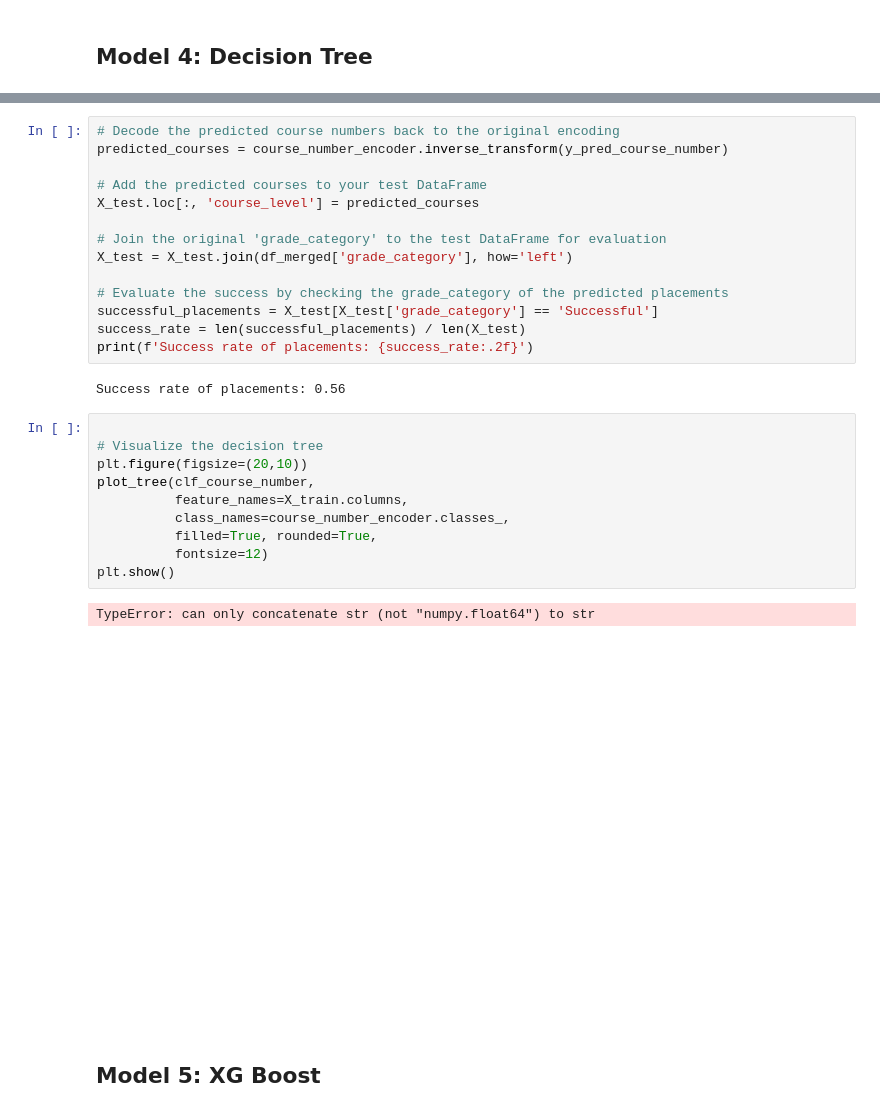
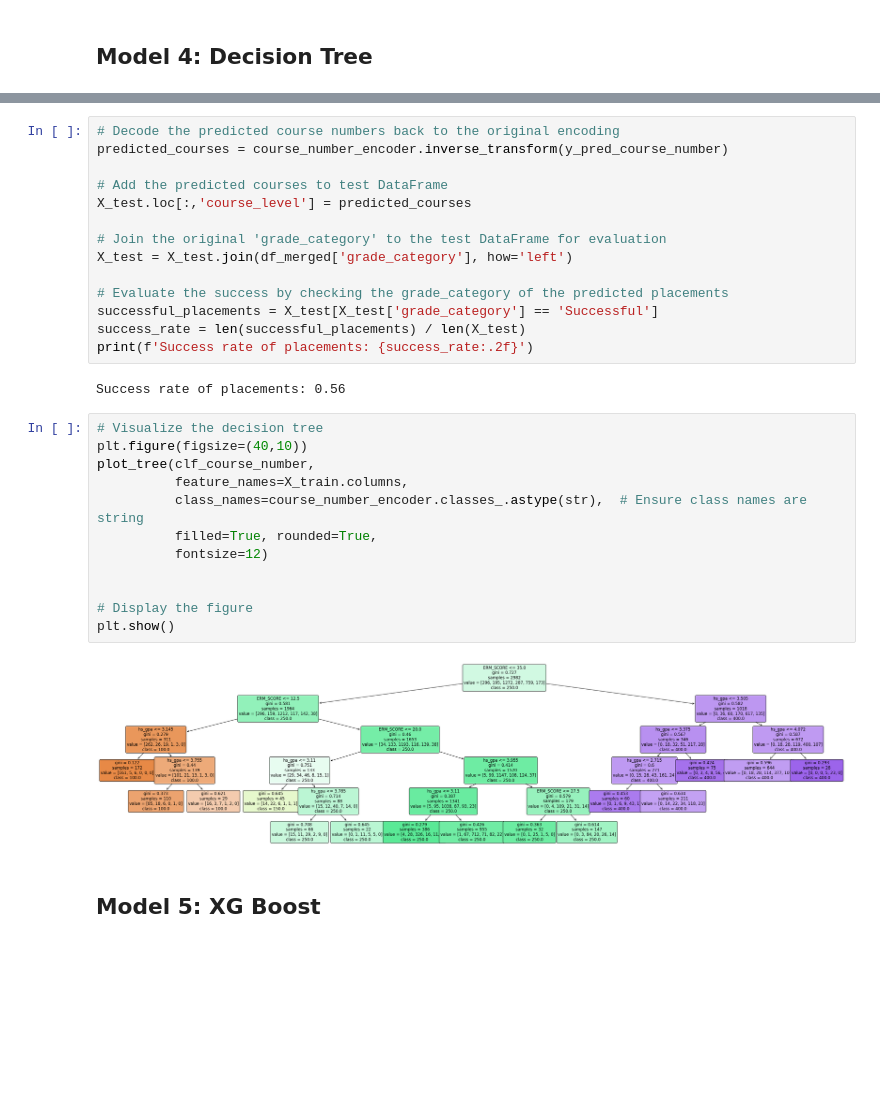
Before and after one commit to britrthompson/MSBA_Capstone, a Jupyter notebook: math_placement.ipynb, the cells around one changed output, grey strips where cells are left out. Cells and saved outputs as stored; diff of their text form; blank space fills up the shorter version.

```diff
--- a/math_placement.ipynb
+++ b/math_placement.ipynb
@@ -470,8 +564,8 @@ y_pred_course_number = clf_course_number.predict(X_test)
 # Decode the predicted course numbers back to the original encoding
 predicted_courses = course_number_encoder.inverse_transform(y_pred_course_number)
 
-# Add the predicted courses to your test DataFrame
-X_test.loc[:, 'course_level'] = predicted_courses
+# Add the predicted courses to test DataFrame
+X_test.loc[:,'course_level'] = predicted_courses
 
 # Join the original 'grade_category' to the test DataFrame for evaluation
 X_test = X_test.join(df_merged['grade_category'], how='left')
@@ -483,18 +577,19 @@ print(f'Success rate of placements: {success_rate:.2f}')
 # %% [output]
 Success rate of placements: 0.56
 # %%
-
 # Visualize the decision tree
-plt.figure(figsize=(20,10))
+plt.figure(figsize=(40,10))
 plot_tree(clf_course_number,
           feature_names=X_train.columns,
-          class_names=course_number_encoder.classes_,
+          class_names=course_number_encoder.classes_.astype(str),  # Ensure class names are string
           filled=True, rounded=True,
           fontsize=12)
+
+
+# Display the figure
 plt.show()
 # %% [output]
-TypeError: can only concatenate str (not "numpy.float64") to str
-[figure, old version]
+[figure, new version]
 # %% [markdown]
 ## Model 5: XG Boost
 # %%
```
Also changed, not shown: parts of 12 cells of this notebook, 2 other files.
